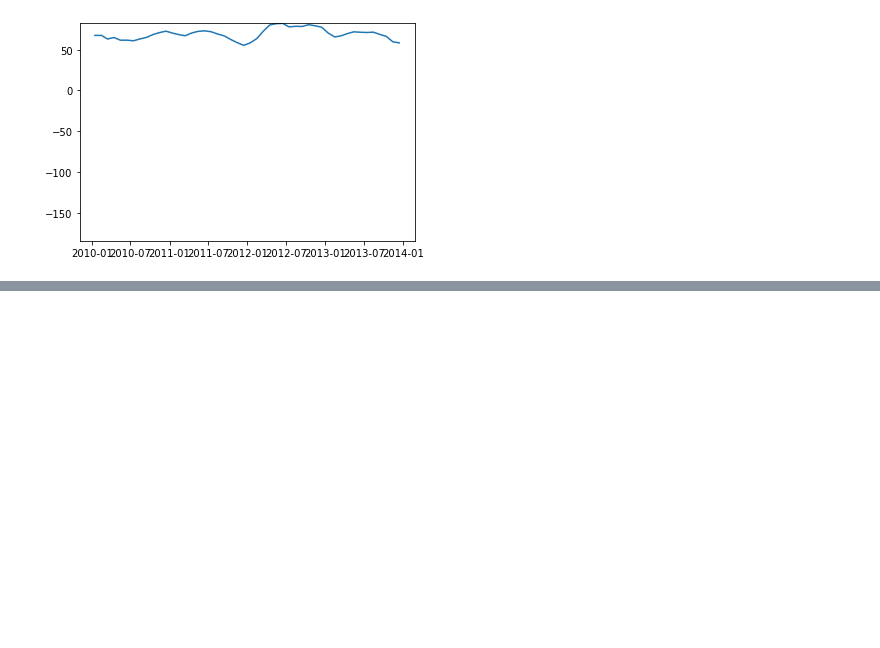
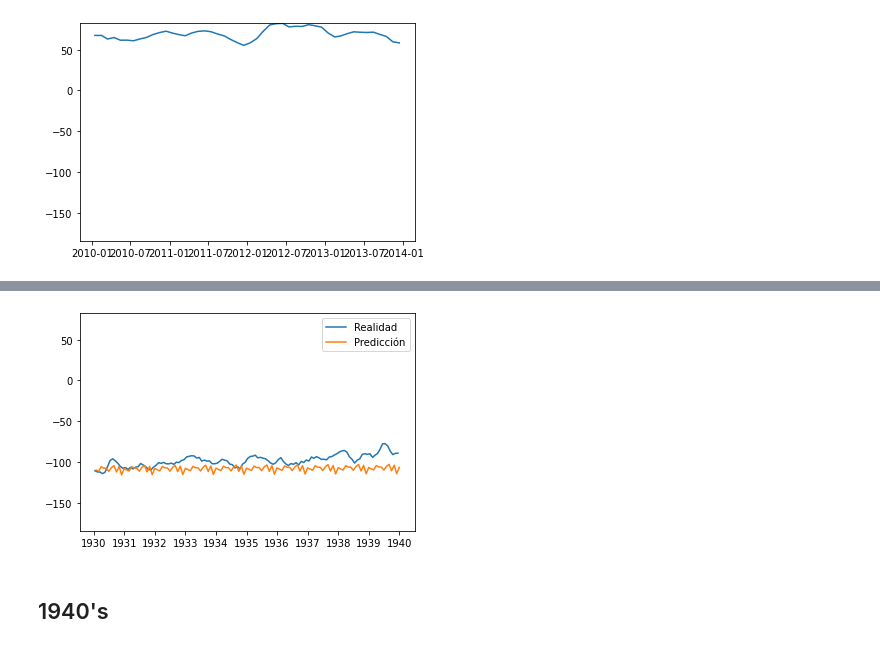
Before and after one commit to kaaiik/Proyecto-final, a Jupyter notebook: notebook/sea_level.ipynb, the cells around one changed output, grey strips where cells are left out. Saved outputs shown, nothing was run; the diff lists cells and outputs as text; code cells hidden in the pictures; blank space fills up the shorter version.

```diff
--- a/notebook/sea_level.ipynb
+++ b/notebook/sea_level.ipynb
@@ -277,0 +365,3 @@ comparador(nines_00.GMSL, nines_00_pred.yhat, sea.GMSL)
+# %%
+nines_30_pred = train_and_predict(sea.loc['1880-01-15' : '1929-12-15'])
+nines_30_pred.head()
@@ -277,0 +392,7 @@ comparador(nines_00.GMSL, nines_00_pred.yhat, sea.GMSL)
+# %%
+# Veamos la comparación de la predicción con la realidad
+comparador(nines_30.GMSL, nines_30_pred.yhat, sea.GMSL)
+# %% [output]
+[figure, added]
+# %% [markdown]
+## 1940's
```
Also changed, not shown: parts of 92 cells of this notebook, 1 other file.
